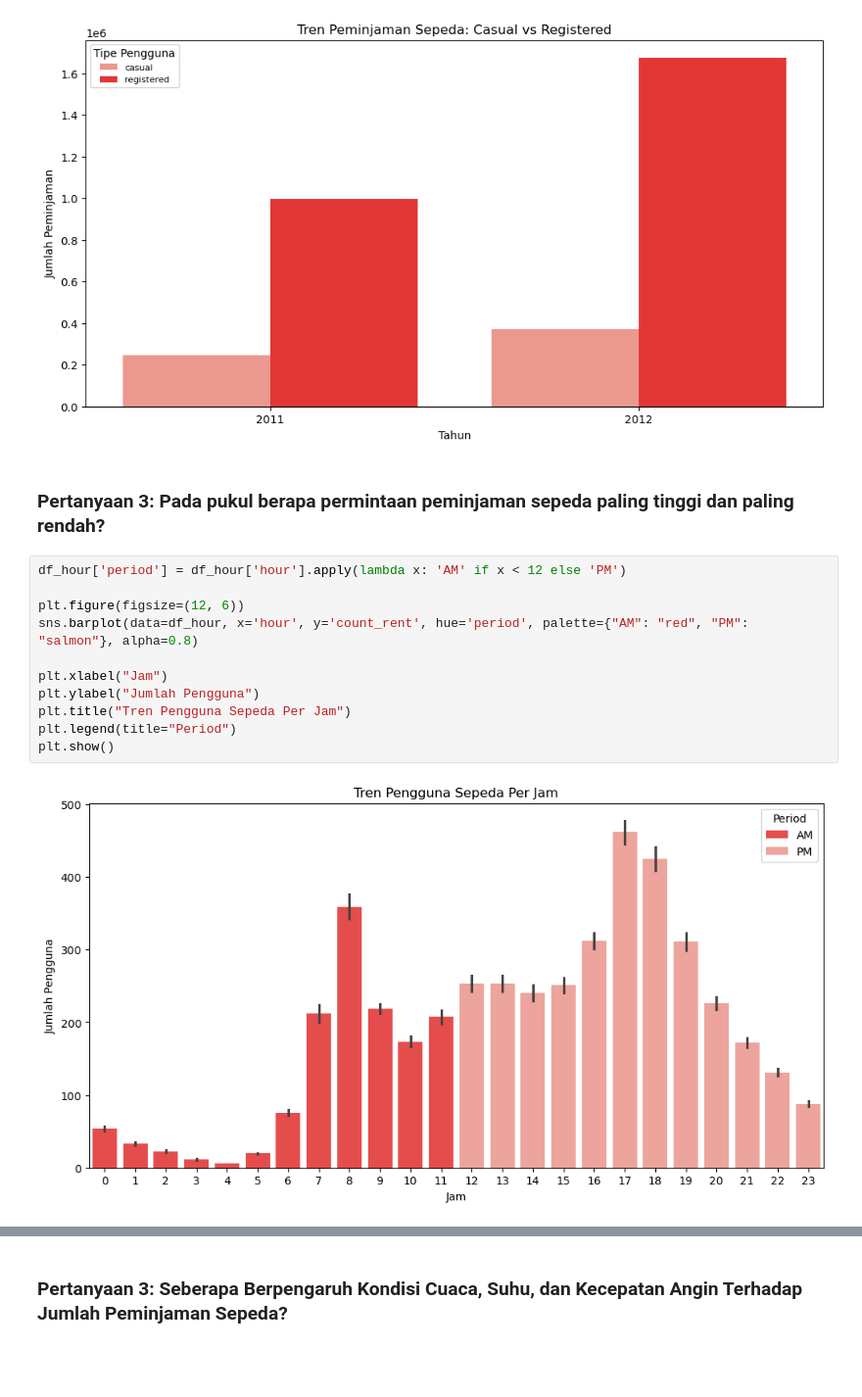
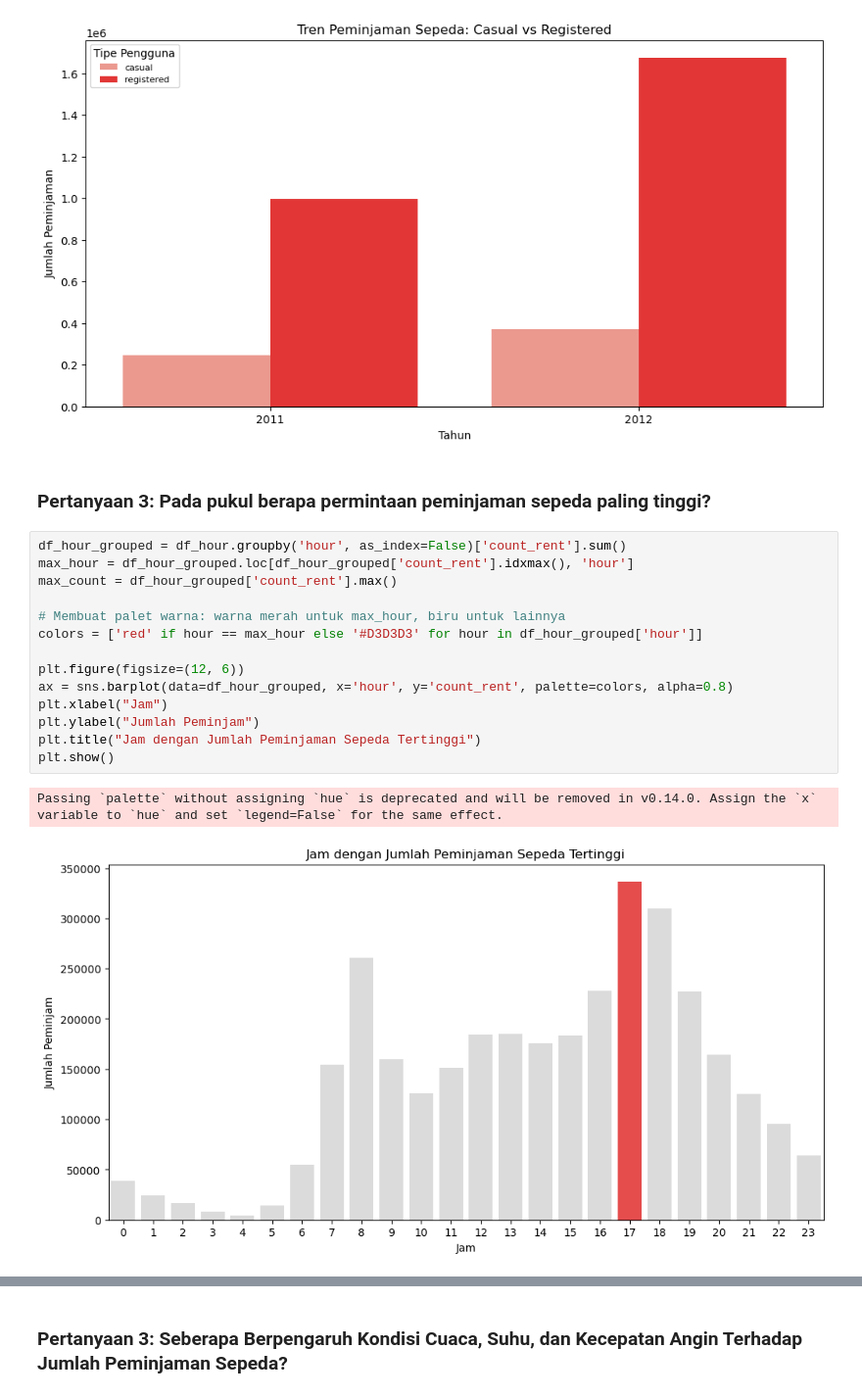
Before and after one commit to alouvre/BADDP_DicodingSubmission_ProyekAnalisisData, a Jupyter notebook: notebook.ipynb, the cells around one changed output, grey strips where cells are left out. Shown at 98% size. Drawn from its saved outputs; the diff is of its cells as text; blank space fills up the shorter version.

Commit message:
update EDA, Visualization, & dashboard

```diff
--- a/notebook.ipynb
+++ b/notebook.ipynb
@@ -560,17 +585,21 @@ plt.show()
 # %% [output]
 [figure]
 # %% [markdown]
-### Pertanyaan 3: Pada pukul berapa permintaan peminjaman sepeda paling tinggi dan paling rendah?
+### Pertanyaan 3: Pada pukul berapa permintaan peminjaman sepeda paling tinggi?
 # %%
-df_hour['period'] = df_hour['hour'].apply(lambda x: 'AM' if x < 12 else 'PM')
+df_hour_grouped = df_hour.groupby('hour', as_index=False)['count_rent'].sum()
+max_hour = df_hour_grouped.loc[df_hour_grouped['count_rent'].idxmax(), 'hour']
+max_count = df_hour_grouped['count_rent'].max()
+
+# Membuat palet warna: warna merah untuk max_hour, biru untuk lainnya
+colors = ['red' if hour == max_hour else '#D3D3D3' for hour in df_hour_grouped['hour']]
 
 plt.figure(figsize=(12, 6))
-sns.barplot(data=df_hour, x='hour', y='count_rent', hue='period', palette={"AM": "red", "PM": "salmon"}, alpha=0.8)
-
+ax = sns.barplot(data=df_hour_grouped, x='hour', y='count_rent', palette=colors, alpha=0.8)
 plt.xlabel("Jam")
-plt.ylabel("Jumlah Pengguna")
-plt.title("Tren Pengguna Sepeda Per Jam")
-plt.legend(title="Period")
+plt.ylabel("Jumlah Peminjam")
+plt.title("Jam dengan Jumlah Peminjaman Sepeda Tertinggi")
 plt.show()
 # %% [output]
+Passing `palette` without assigning `hue` is deprecated and will be removed in v0.14.0. Assign the `x` variable to `hue` and set `legend=False` for the same effect.
-[figure, old version]
+[figure, new version]
```
Also changed, not shown: parts of 6 cells of this notebook, 1 other file.
